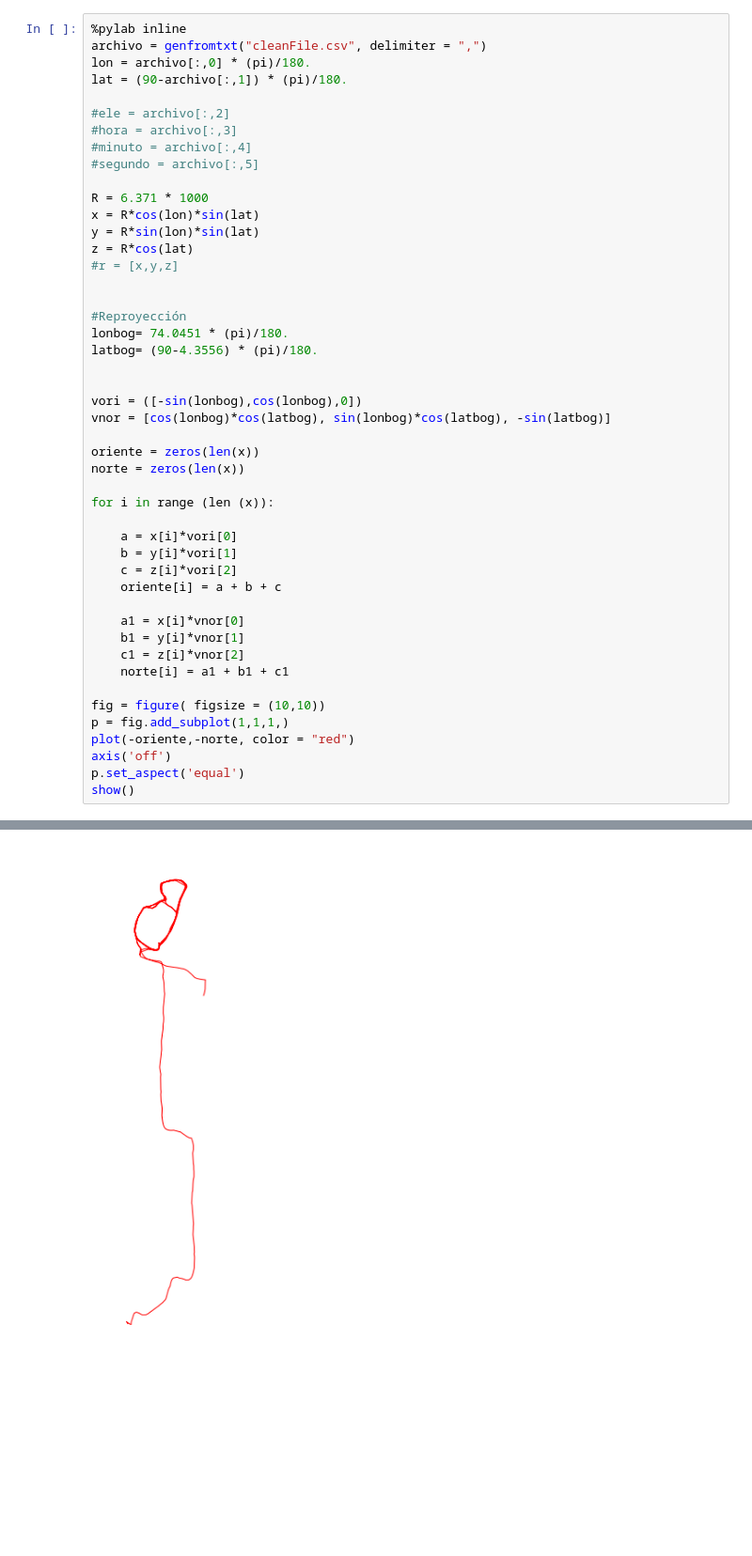
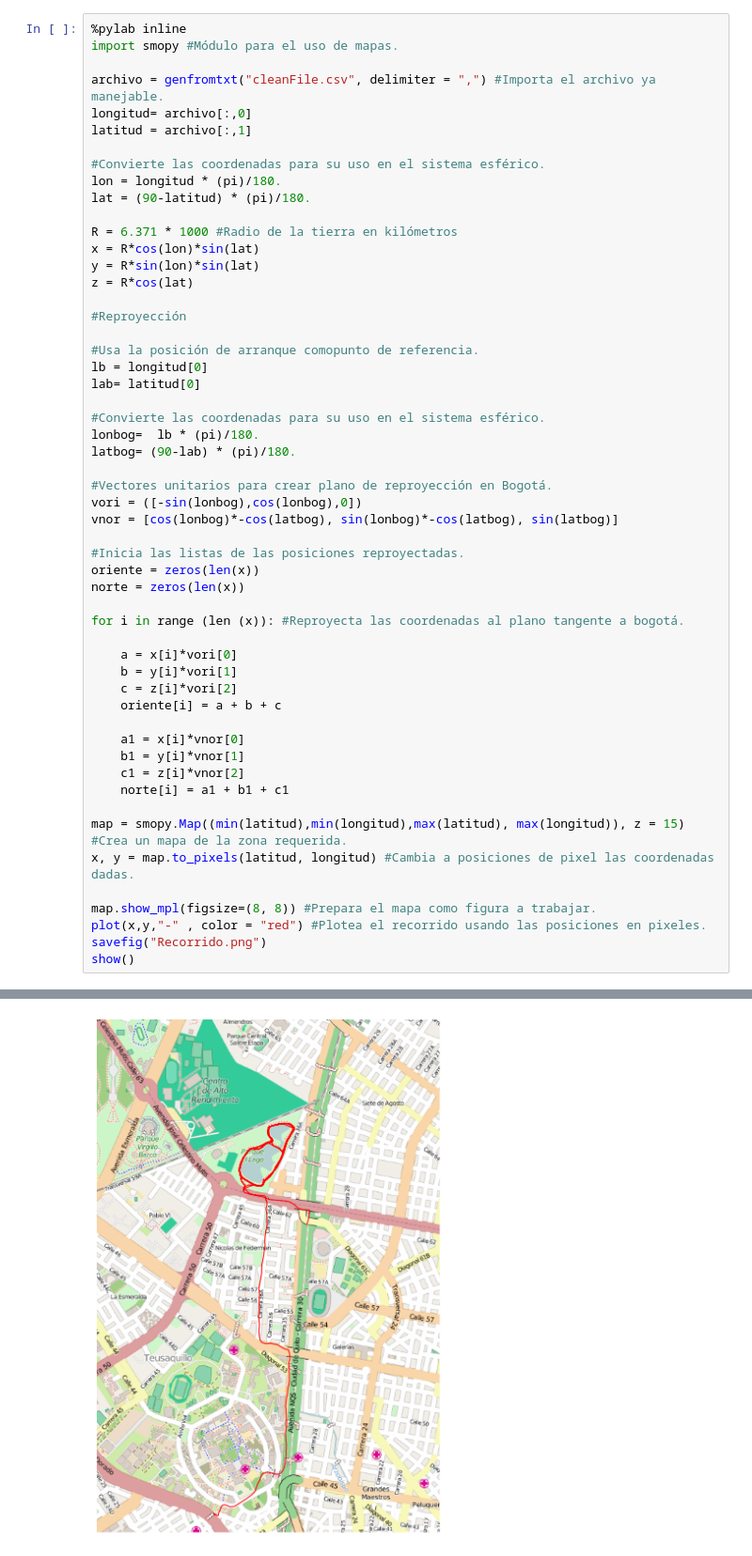
Before and after one commit to niveku/MC, a Jupyter notebook: Talleres/Taller6/GPS.ipynb, the cells around one changed output, grey strips where cells are left out. Shown: that part at 94% size. Drawn from its saved outputs; the diff is of its cells as text; blank space fills up the shorter version.

```diff
--- a/Talleres/Taller6/GPS.ipynb
+++ b/Talleres/Taller6/GPS.ipynb
@@ -1,50 +9,57 @@
 # %%
 %pylab inline
-archivo = genfromtxt("cleanFile.csv", delimiter = ",")
-lon = archivo[:,0] * (pi)/180.
-lat = (90-archivo[:,1]) * (pi)/180.
+import smopy #Módulo para el uso de mapas.
 
-#ele = archivo[:,2]
-#hora = archivo[:,3]
-#minuto = archivo[:,4]
-#segundo = archivo[:,5]
+archivo = genfromtxt("cleanFile.csv", delimiter = ",") #Importa el archivo ya manejable.
+longitud= archivo[:,0]
+latitud = archivo[:,1]
 
-R = 6.371 * 1000
+#Convierte las coordenadas para su uso en el sistema esférico.
+lon = longitud * (pi)/180.
+lat = (90-latitud) * (pi)/180.
+
+R = 6.371 * 1000 #Radio de la tierra en kilómetros
 x = R*cos(lon)*sin(lat)
 y = R*sin(lon)*sin(lat)
 z = R*cos(lat)
-#r = [x,y,z]
-
 
 #Reproyección
-lonbog= 74.0451 * (pi)/180.
-latbog= (90-4.3556) * (pi)/180.
 
+#Usa la posición de arranque comopunto de referencia.
+lb = longitud[0]
+lab= latitud[0]
 
+#Convierte las coordenadas para su uso en el sistema esférico.
+lonbog=  lb * (pi)/180.
+latbog= (90-lab) * (pi)/180.
+
+#Vectores unitarios para crear plano de reproyección en Bogotá.
 vori = ([-sin(lonbog),cos(lonbog),0])
-vnor = [cos(lonbog)*cos(latbog), sin(lonbog)*cos(latbog), -sin(latbog)]
+vnor = [cos(lonbog)*-cos(latbog), sin(lonbog)*-cos(latbog), sin(latbog)]
 
+#Inicia las listas de las posiciones reproyectadas.
 oriente = zeros(len(x))
 norte = zeros(len(x))
 
-for i in range (len (x)):
+for i in range (len (x)): #Reproyecta las coordenadas al plano tangente a bogotá.
 
     a = x[i]*vori[0]
     b = y[i]*vori[1]
     c = z[i]*vori[2]
     oriente[i] = a + b + c
 
     a1 = x[i]*vnor[0]
     b1 = y[i]*vnor[1]
     c1 = z[i]*vnor[2]
     norte[i] = a1 + b1 + c1
 
-fig = figure( figsize = (10,10))
-p = fig.add_subplot(1,1,1,)
-plot(-oriente,-norte, color = "red")
-axis('off')
-p.set_aspect('equal')
+map = smopy.Map((min(latitud),min(longitud),max(latitud), max(longitud)), z = 15) #Crea un mapa de la zona requerida.
+x, y = map.to_pixels(latitud, longitud) #Cambia a posiciones de pixel las coordenadas dadas.
+
+map.show_mpl(figsize=(8, 8)) #Prepara el mapa como figura a trabajar.
+plot(x,y,"-" , color = "red") #Plotea el recorrido usando las posiciones en pixeles.
+savefig("Recorrido.png")
 show()
 # %% [output]
 Populating the interactive namespace from numpy and matplotlib
-[figure, old version]
+[figure, new version]
```
Also changed, not shown: parts of 14 cells of this notebook, 3 other files.
